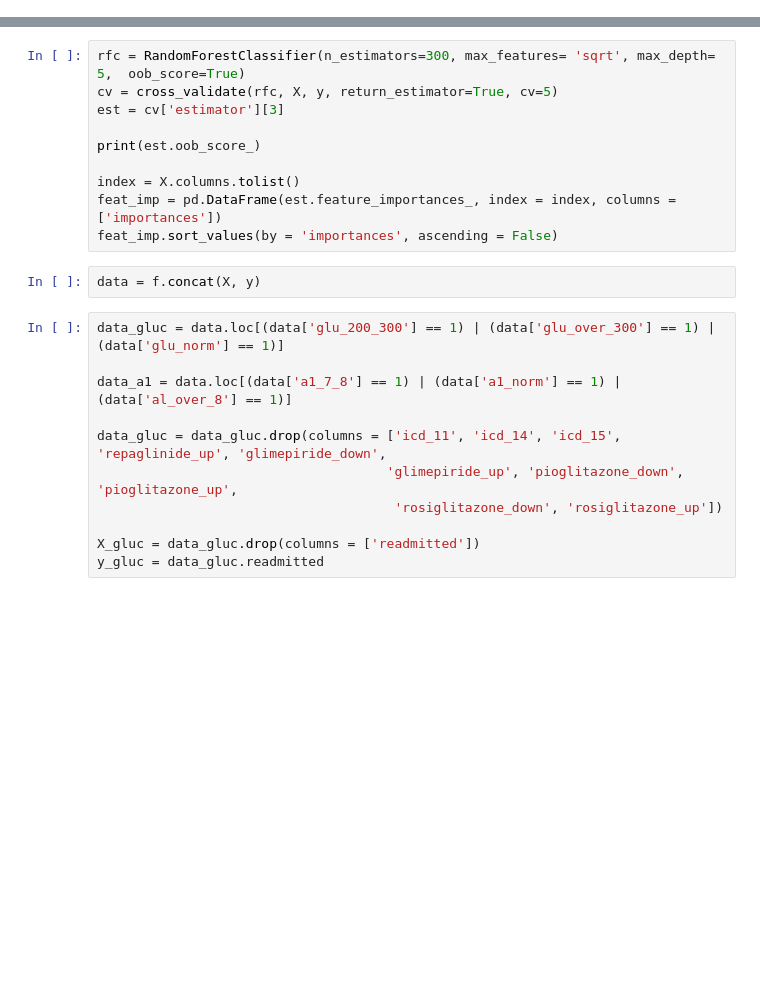
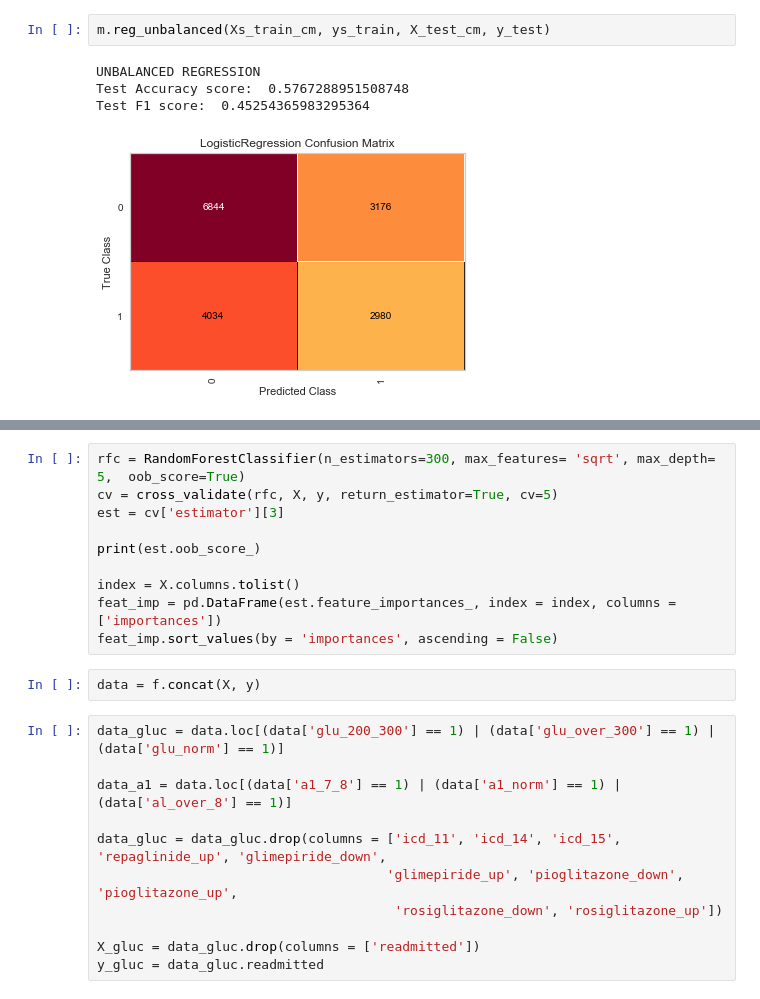
Before and after one commit to khayes847/Hospital_Readmittance_Rates_Diabetes, a Jupyter notebook: mod5.ipynb, the cells around one changed output, grey strips where cells are left out. Cells and saved outputs as stored; diff of their text form; blank space fills up the shorter version.

```diff
--- a/mod5.ipynb
+++ b/mod5.ipynb
@@ -50,0 +236,7 @@ HBox(children=(IntProgress(value=0, description='Pandas Apply', max=99491, style
+# %%
+m.reg_unbalanced(Xs_train_cm, ys_train, X_test_cm, y_test)
+# %% [output]
+UNBALANCED REGRESSION
+Test Accuracy score:  0.5767288951508748
+Test F1 score:  0.45254365983295364
+[figure, added]
```
Also changed, not shown: parts of 25 cells of this notebook, 4 other files.
